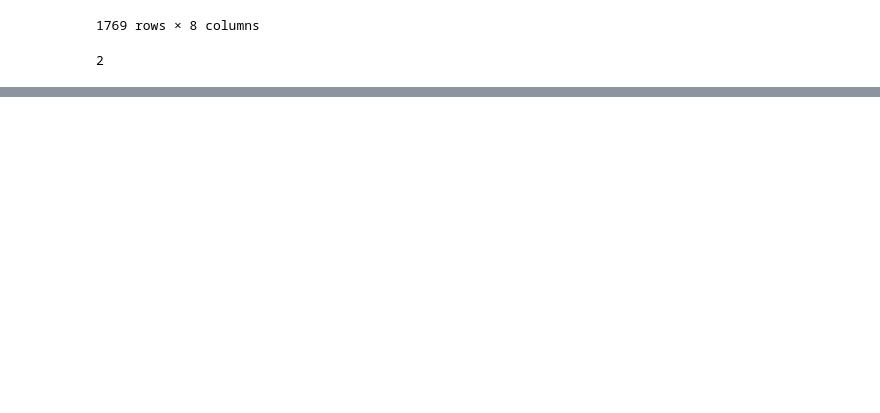
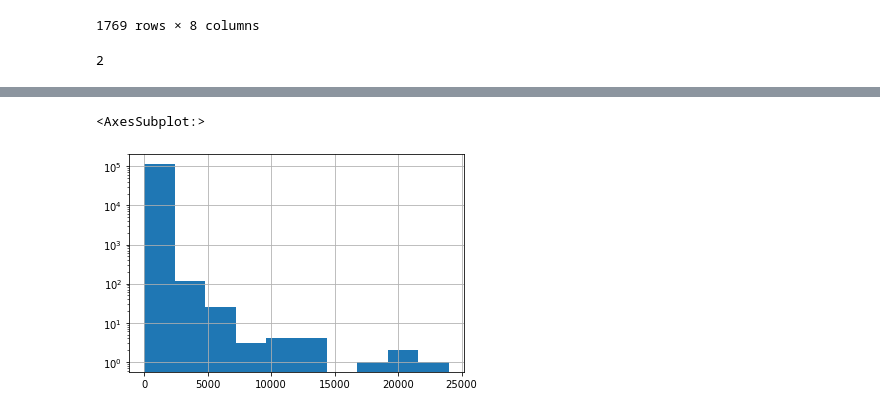
Before and after one commit to elliot-linsey/QMUL, a Jupyter notebook: EOY Project/Untitled.ipynb, the cells around one changed output, grey strips where cells are left out. Cells and saved outputs as stored; diff of their text form; code cells hidden in the pictures; blank space fills up the shorter version.

```diff
--- a/EOY Project/Untitled.ipynb
+++ b/EOY Project/Untitled.ipynb
@@ -129,0 +164,8 @@ df2['Quarter'].nunique()
+# %%
+df4 = df3.copy()
+# %%
+df4.Number_of_Arrests = df4.Number_of_Arrests.apply(lambda x: 0 if x<=0 else x)
+df4.Number_of_Arrests.hist(log=True)
+# %% [output]
+<AxesSubplot:>
+[figure, added]
```
Also changed, not shown: parts of 17 cells of this notebook, 6 other files.
